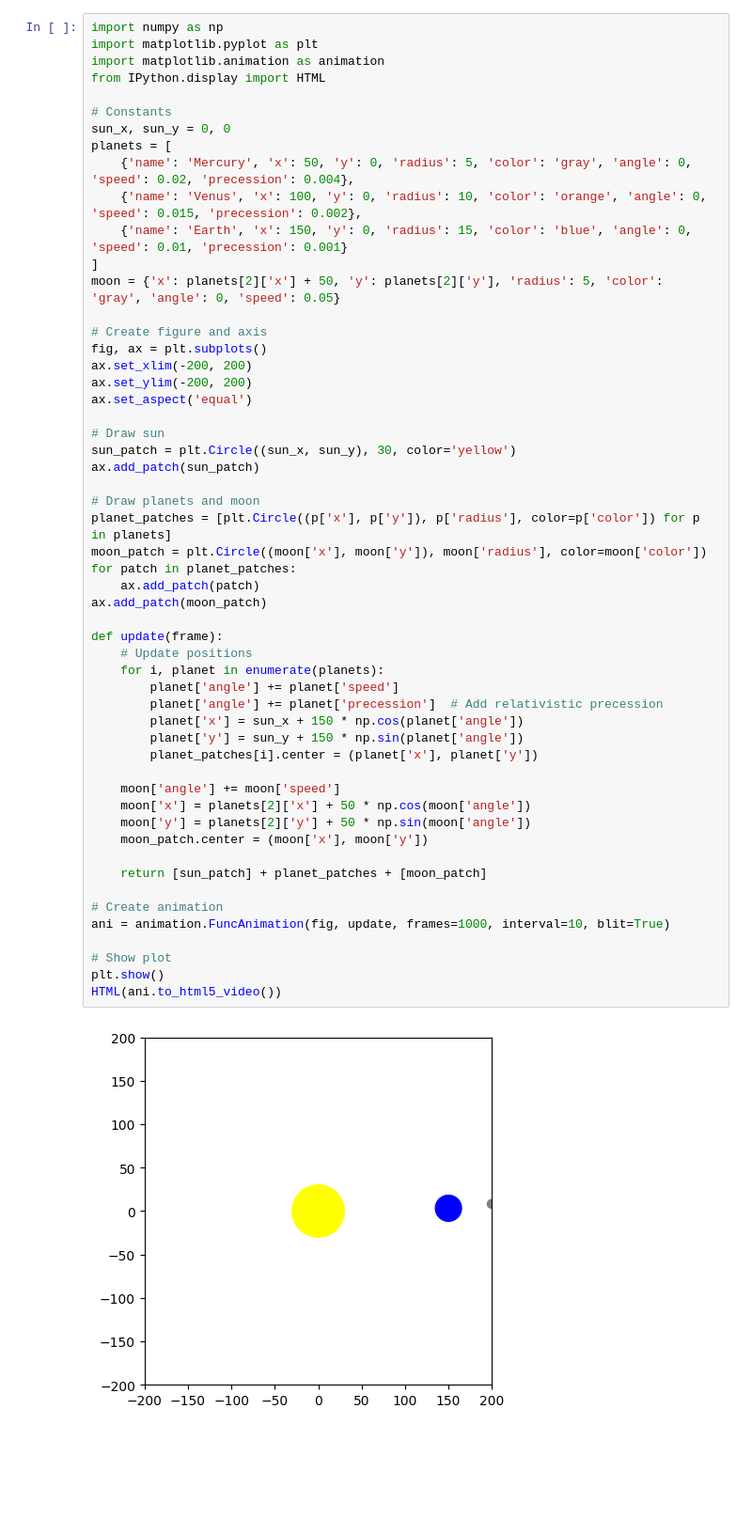
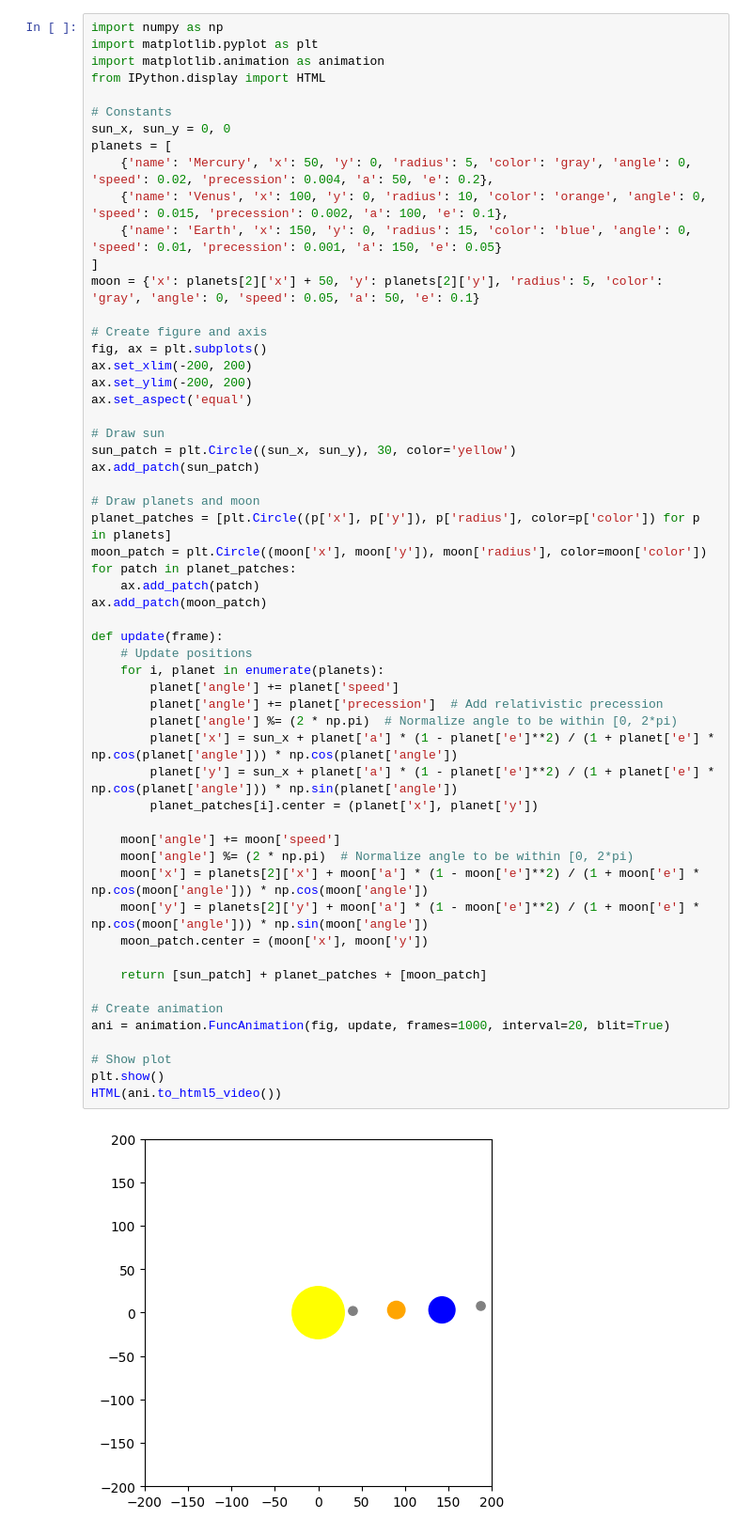
Before and after one commit to Alan-Cheong/IEEE_QW_2020, a Jupyter notebook: Mercury_Venus_Earth_Moon_Orbit_Relativistic.ipynb, the cells around one changed output. Shown at 94% size. Cells and saved outputs as stored; diff of their text form; blank space fills up the shorter version.

```diff
--- a/Mercury_Venus_Earth_Moon_Orbit_Relativistic.ipynb
+++ b/Mercury_Venus_Earth_Moon_Orbit_Relativistic.ipynb
@@ -9,11 +9,11 @@ from IPython.display import HTML
 # Constants
 sun_x, sun_y = 0, 0
 planets = [
-    {'name': 'Mercury', 'x': 50, 'y': 0, 'radius': 5, 'color': 'gray', 'angle': 0, 'speed': 0.02, 'precession': 0.004},
-    {'name': 'Venus', 'x': 100, 'y': 0, 'radius': 10, 'color': 'orange', 'angle': 0, 'speed': 0.015, 'precession': 0.002},
-    {'name': 'Earth', 'x': 150, 'y': 0, 'radius': 15, 'color': 'blue', 'angle': 0, 'speed': 0.01, 'precession': 0.001}
+    {'name': 'Mercury', 'x': 50, 'y': 0, 'radius': 5, 'color': 'gray', 'angle': 0, 'speed': 0.02, 'precession': 0.004, 'a': 50, 'e': 0.2},
+    {'name': 'Venus', 'x': 100, 'y': 0, 'radius': 10, 'color': 'orange', 'angle': 0, 'speed': 0.015, 'precession': 0.002, 'a': 100, 'e': 0.1},
+    {'name': 'Earth', 'x': 150, 'y': 0, 'radius': 15, 'color': 'blue', 'angle': 0, 'speed': 0.01, 'precession': 0.001, 'a': 150, 'e': 0.05}
 ]
-moon = {'x': planets[2]['x'] + 50, 'y': planets[2]['y'], 'radius': 5, 'color': 'gray', 'angle': 0, 'speed': 0.05}
+moon = {'x': planets[2]['x'] + 50, 'y': planets[2]['y'], 'radius': 5, 'color': 'gray', 'angle': 0, 'speed': 0.05, 'a': 50, 'e': 0.1}
 
 # Create figure and axis
 fig, ax = plt.subplots()
@@ -23,37 +23,39 @@ ax.set_aspect('equal')
 
 # Draw sun
 sun_patch = plt.Circle((sun_x, sun_y), 30, color='yellow')
 ax.add_patch(sun_patch)
 
 # Draw planets and moon
 planet_patches = [plt.Circle((p['x'], p['y']), p['radius'], color=p['color']) for p in planets]
 moon_patch = plt.Circle((moon['x'], moon['y']), moon['radius'], color=moon['color'])
 for patch in planet_patches:
     ax.add_patch(patch)
 ax.add_patch(moon_patch)
 
 def update(frame):
     # Update positions
     for i, planet in enumerate(planets):
         planet['angle'] += planet['speed']
         planet['angle'] += planet['precession']  # Add relativistic precession
-        planet['x'] = sun_x + 150 * np.cos(planet['angle'])
-        planet['y'] = sun_y + 150 * np.sin(planet['angle'])
+        planet['angle'] %= (2 * np.pi)  # Normalize angle to be within [0, 2*pi)
+        planet['x'] = sun_x + planet['a'] * (1 - planet['e']**2) / (1 + planet['e'] * np.cos(planet['angle'])) * np.cos(planet['angle'])
+        planet['y'] = sun_x + planet['a'] * (1 - planet['e']**2) / (1 + planet['e'] * np.cos(planet['angle'])) * np.sin(planet['angle'])
         planet_patches[i].center = (planet['x'], planet['y'])
 
     moon['angle'] += moon['speed']
-    moon['x'] = planets[2]['x'] + 50 * np.cos(moon['angle'])
-    moon['y'] = planets[2]['y'] + 50 * np.sin(moon['angle'])
+    moon['angle'] %= (2 * np.pi)  # Normalize angle to be within [0, 2*pi)
+    moon['x'] = planets[2]['x'] + moon['a'] * (1 - moon['e']**2) / (1 + moon['e'] * np.cos(moon['angle'])) * np.cos(moon['angle'])
+    moon['y'] = planets[2]['y'] + moon['a'] * (1 - moon['e']**2) / (1 + moon['e'] * np.cos(moon['angle'])) * np.sin(moon['angle'])
     moon_patch.center = (moon['x'], moon['y'])
 
     return [sun_patch] + planet_patches + [moon_patch]
 
 # Create animation
-ani = animation.FuncAnimation(fig, update, frames=1000, interval=10, blit=True)
+ani = animation.FuncAnimation(fig, update, frames=1000, interval=20, blit=True)
 
 # Show plot
 plt.show()
 HTML(ani.to_html5_video())
 # %% [output]
-[figure, old version]
+[figure, new version]
 [interactive output not drawn]
```
